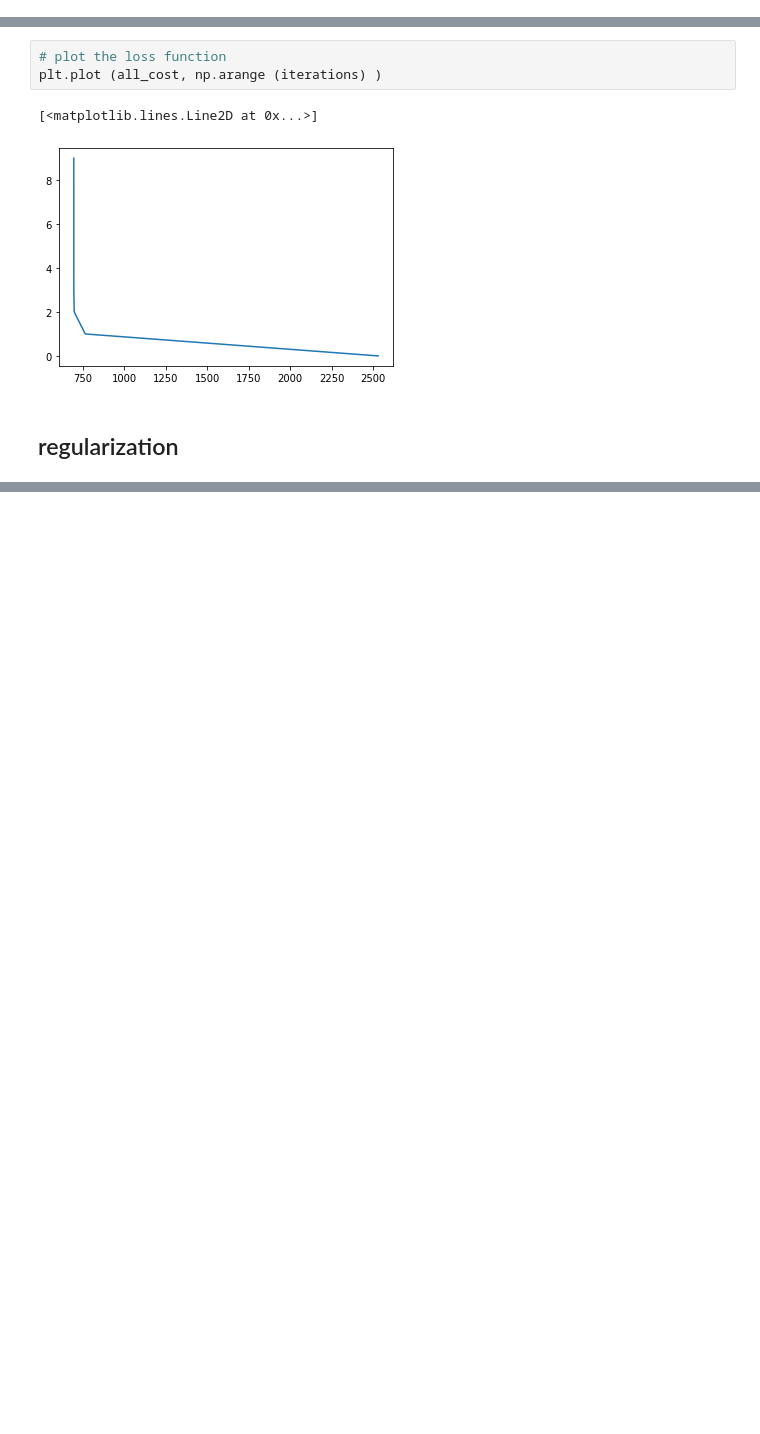
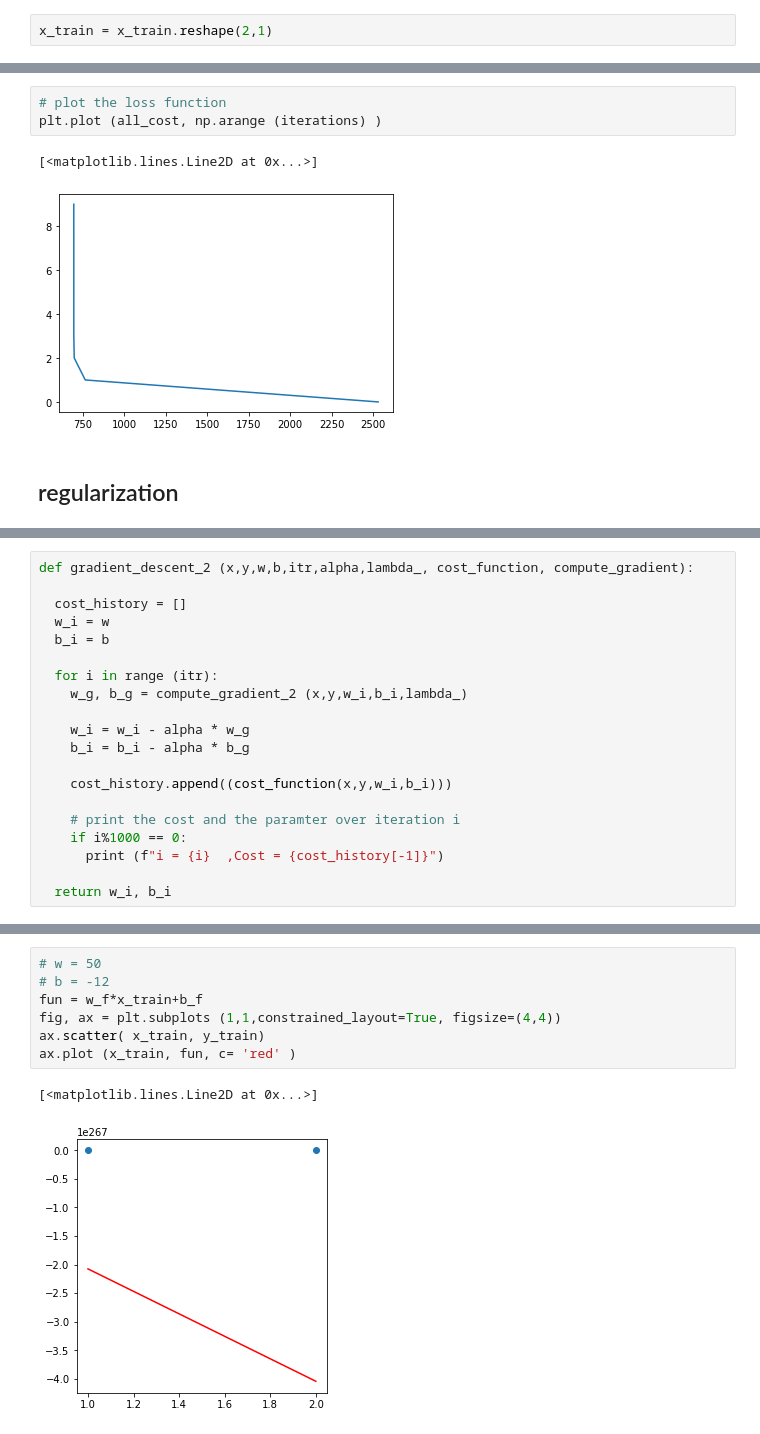
Before and after one commit to youneseltrach/ML_algo, a Jupyter notebook: Linear_Regression.ipynb, the cells around one changed output, grey strips where cells are left out. Cells and saved outputs as stored; diff of their text form; blank space fills up the shorter version.

```diff
--- a/Linear_Regression.ipynb
+++ b/Linear_Regression.ipynb
@@ -131,3 +131,5 @@ print ('y_train shape :',y_train.shape)
 # %% [output]
 x_train shape : (2,)
 y_train shape : (2,)
+# %%
+x_train = x_train.reshape(2,1)
@@ -317,0 +388,20 @@ plt.plot (all_cost, np.arange (iterations) )
+# %%
+def gradient_descent_2 (x,y,w,b,itr,alpha,lambda_, cost_function, compute_gradient):
+
+  cost_history = []
+  w_i = w
+  b_i = b
+
+  for i in range (itr):
+    w_g, b_g = compute_gradient_2 (x,y,w_i,b_i,lambda_)
+
+    w_i = w_i - alpha * w_g
+    b_i = b_i - alpha * b_g
+
+    cost_history.append((cost_function(x,y,w_i,b_i)))
+
+    # print the cost and the paramter over iteration i
+    if i%1000 == 0:
+      print (f"i = {i}  ,Cost = {cost_history[-1]}")
+
+  return w_i, b_i
@@ -317,0 +424,10 @@ plt.plot (all_cost, np.arange (iterations) )
+# %%
+# w = 50
+# b = -12
+fun = w_f*x_train+b_f
+fig, ax = plt.subplots (1,1,constrained_layout=True, figsize=(4,4))
+ax.scatter( x_train, y_train)
+ax.plot (x_train, fun, c= 'red' )
+# %% [output]
+[<matplotlib.lines.Line2D at 0x...>]
+[figure, added]
```
Also changed, not shown: parts of 7 cells of this notebook.
